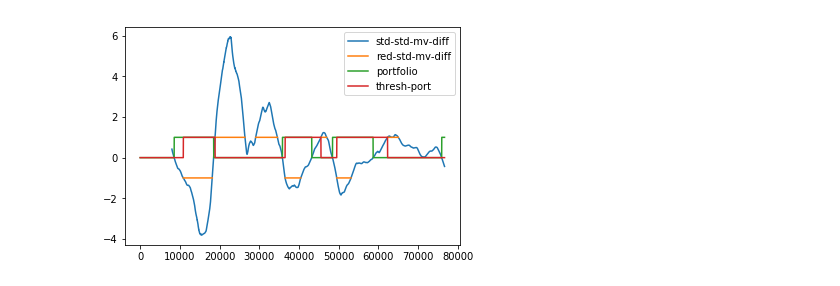
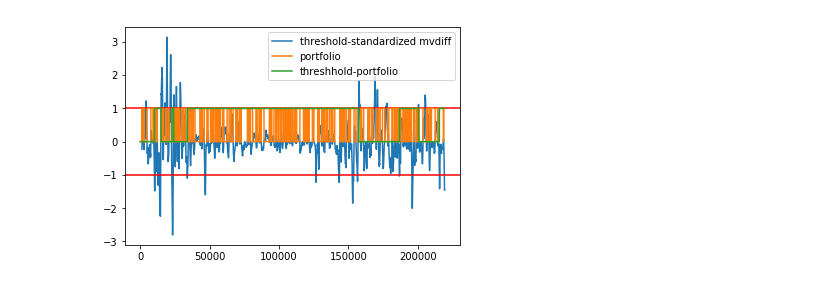
Before and after one commit to inmensustrading/inmensus, a Jupyter notebook: research/gemini-full-stack/mvac_analysis.ipynb, the cells around one changed output. Drawn from its saved outputs; the diff is of its cells as text; code cells hidden in the pictures.

```diff
--- a/research/gemini-full-stack/mvac_analysis.ipynb
+++ b/research/gemini-full-stack/mvac_analysis.ipynb
@@ -74,20 +72,16 @@ plt.show()
-# %%
-ACTION_THRESHOLD = 10 * 1e-4
-
-stdMvDiff = mvDiff / df["mid"]
-#reduced using threshold
-redStdMvDiff = pd.DataFrame(np.zeros(len(df)))[0]
-redStdMvDiff[stdMvDiff > ACTION_THRESHOLD] = 1
-redStdMvDiff[stdMvDiff < -ACTION_THRESHOLD] = -1
-redStdMvDiff[redStdMvDiff == 0] = None
-threshPort = 1 - (redStdMvDiff.fillna(method = "pad") + 1) / 2
-threshPort = threshPort.fillna(value = 0)
-plt.plot(stdMvDiff / ACTION_THRESHOLD, label = "std-std-mv-diff")
-plt.plot(redStdMvDiff, label = "red-std-mv-diff")
-plt.plot(portfolio, label = "portfolio")
-plt.plot(threshPort, label = "thresh-port")
-plt.legend()
-plt.show()
-# %% [output]
-[figure, removed]
+# %%
+ACTION_THRESHOLD = 6 * 1e-4
+
+mvDiff = mid.rolling(PERIODS[1]).mean() - mid.rolling(PERIODS[0]).mean()
+threshPort = mvacToPortfolio(PERIODS[0], PERIODS[1], mid, ACTION_THRESHOLD)
+plt.plot(mvDiff / mvDiff.idxmax() / ACTION_THRESHOLD,
+         label = "threshold-standardized mvdiff")
+plt.axhline(y = 1, color = "r")
+plt.axhline(y = -1, color = "r")
+plt.plot(portfolio, label = "portfolio")
+plt.plot(threshPort, label = "threshhold-portfolio")
+plt.legend()
+plt.show()
+# %% [output]
+[figure, added]
 # %%
```
Also changed, not shown: parts of 14 cells of this notebook, 2 other files.
